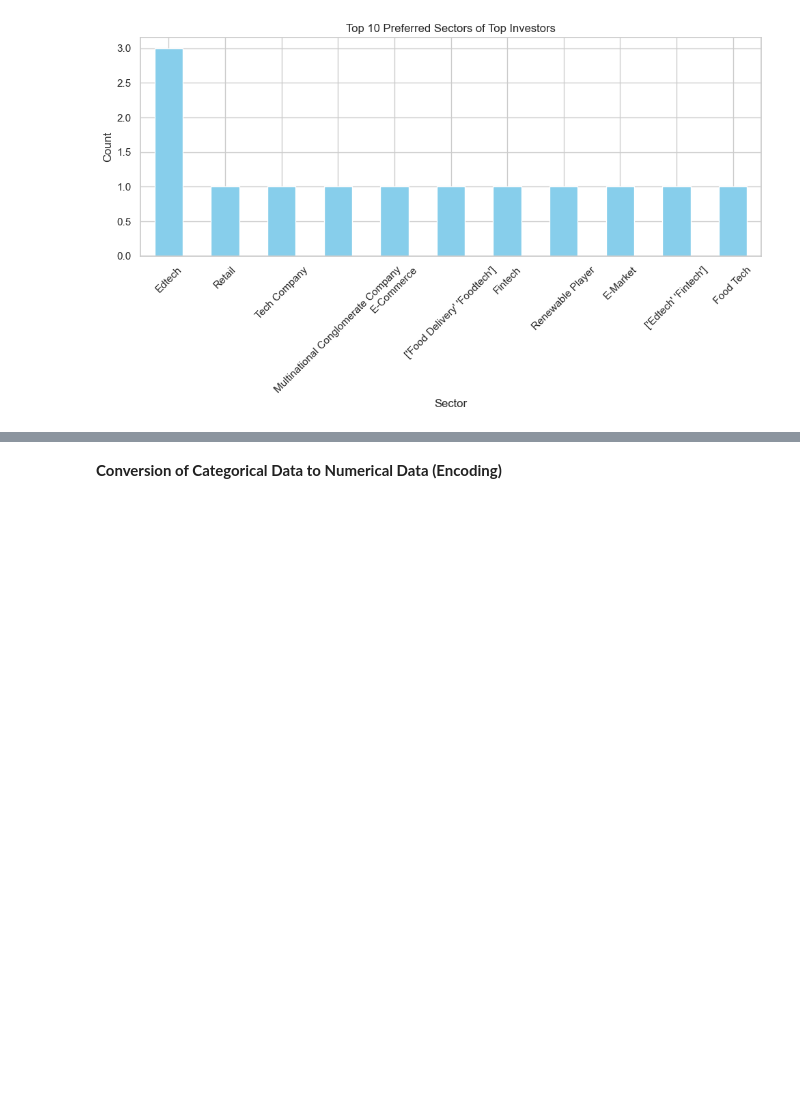
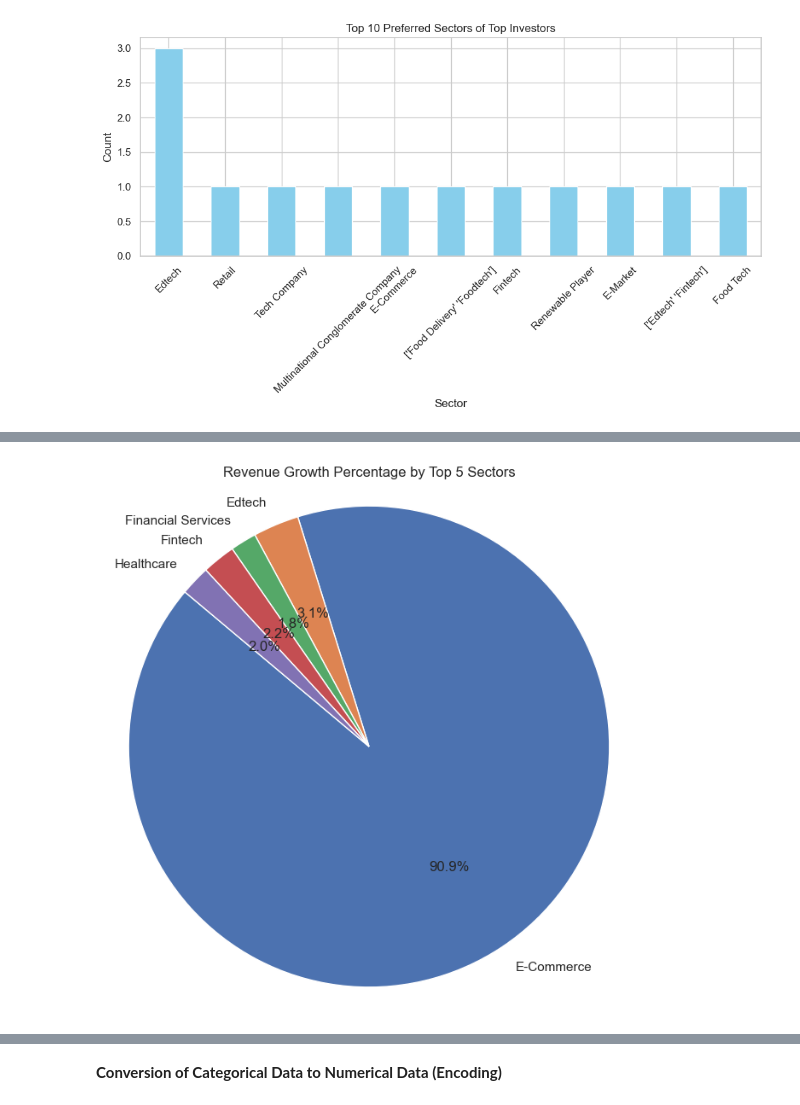
Before and after one commit to Ogoms/Analyzing-Indian-Startup-Funding-Trends-2018-2021-with-CRISP-DM, a Jupyter notebook: Notebook/Main.ipynb, the cells around one changed output, grey strips where cells are left out. Drawn from its saved outputs; the diff is of its cells as text; code cells hidden in the pictures; blank space fills up the shorter version.

```diff
--- a/Notebook/Main.ipynb
+++ b/Notebook/Main.ipynb
@@ -1048,0 +1055,5 @@ plt.show()
+# %%
+#Top 5 Sectors
+plot_pie_chart(sector_relationship['Revenue_Growth_Proxy_Percent'], sector_relationship['Sector'], 'Revenue Growth Percentage by Top 5 Sectors')
+# %% [output]
+[figure, added]
```
Also changed, not shown: parts of 25 cells of this notebook, 1 other file.
